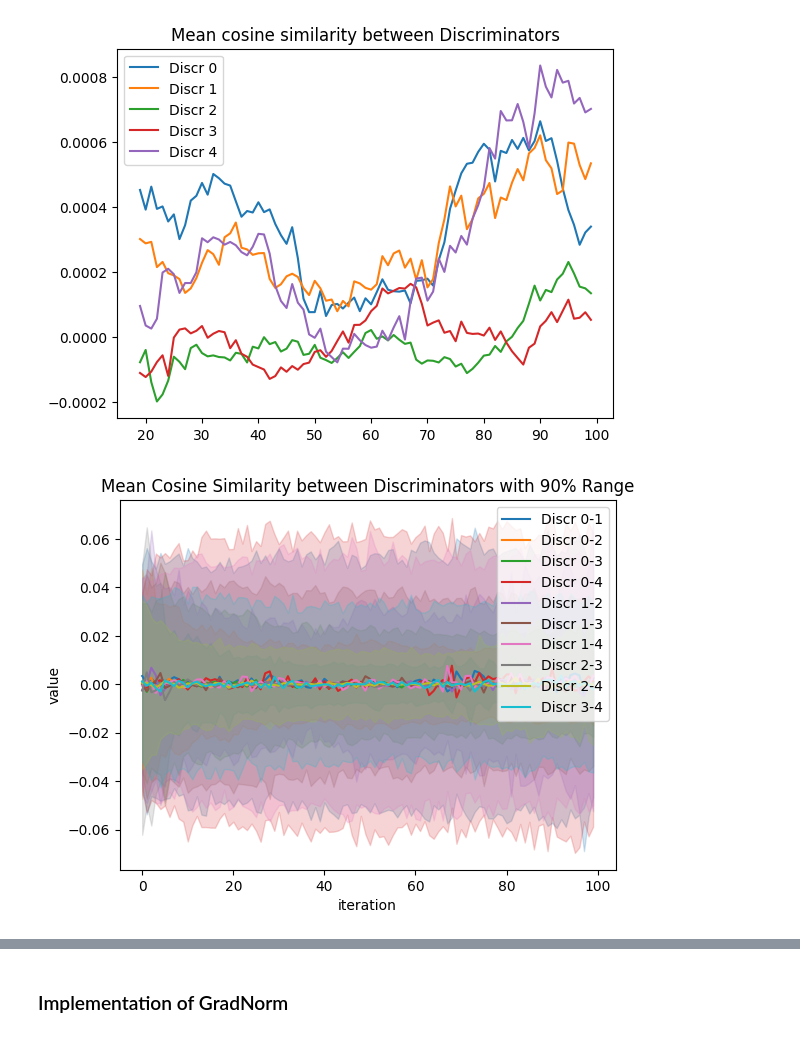
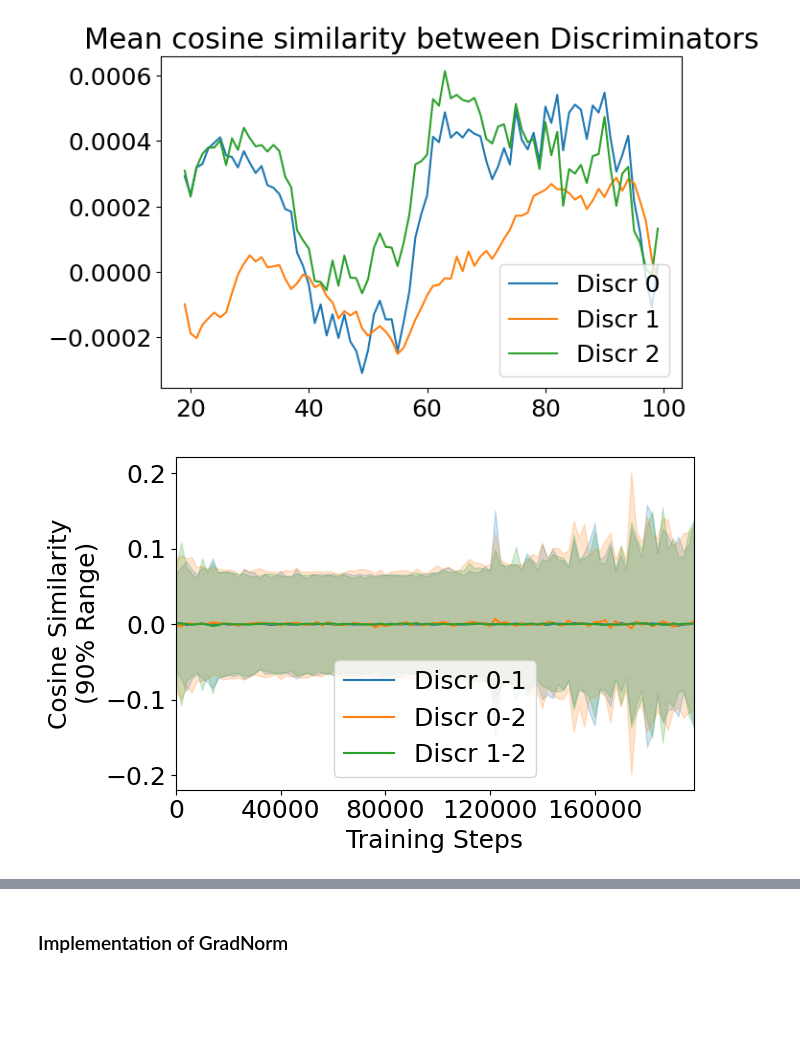
Before and after one commit to ben-schindler/PyTorch-StudioGAN, a Jupyter notebook: notebooks/01_Ensemble_Analysis.ipynb, the cells around one changed output, grey strips where cells are left out. Cells and saved outputs as stored; diff of their text form; code cells hidden in the pictures; blank space fills up the shorter version.

```diff
--- a/notebooks/01_Ensemble_Analysis.ipynb
+++ b/notebooks/01_Ensemble_Analysis.ipynb
@@ -9,4 +9,7 @@ import re
 
 import seaborn as sns
 import matplotlib.pyplot as plt
+
+plt.rcParams.update({'font.size': 18})
+plt.rcParams['figure.figsize'] = [7, 4.5]
 # %%
@@ -22,6 +35,6 @@ def multiple_sample_lineplot(array, *args, **kwargs):
 # %%
 # load gradients
-filepath = "../logs/CIFAR10-Ensemble/ensemble/CIFAR10-DCGAN-ens-5-ew-gn-train-2024_05_29_17_17_09/"
+filepath = "../logs/CIFAR10-Ensemble/ensemble/CIFAR10-DCGAN-ens-3-ew3-train-2024_06_06_15_10_31/"
 
 npz_file_list = [f for f in os.listdir(filepath) if f.endswith('.npz')]
 
@@ -162,11 +175,18 @@ plt.show()
 # %%
 # Plot: Mean Gradient Magnitudes with Range
 
-plt.title("Mean Gradient Magnitudes with 50% Range")
+#plt.title("Mean Gradient Magnitudes with 50% Range")
 for i in range(NO_DISCR):
     multiple_sample_lineplot(magnitudes[:,i], errorbar=("pi", 50), label='Discr-{}'.format(i))
 #add for aggregated Gradients
-multiple_sample_lineplot(aggr_magnitudes, errorbar=("pi", 50), linewidth=3, label='aggregated'.format(i))
+#multiple_sample_lineplot(aggr_magnitudes, errorbar=("pi", 50), linewidth=3, label='aggregated'.format(i))
+plt.ylabel("Gradient Magnitude\n(50% Range)")
+plt.xlabel("Training Steps")
+plt.margins(x=0)
+ax = plt.gca()
+current_ticks = ax.get_xticks()
+ax.set_xticklabels([str(int(x * 2000)) for x in current_ticks])
+plt.tight_layout()
 plt.savefig(path.join(filepath, "gradient_range.pdf"))
 plt.show()
 # %% [output]
@@ -196,8 +216,8 @@ plt.show()
 if NO_DISCR > 1:
     cs={}
     for i,j in pair_indices:
-        cs[i,j] = cosine_similarity(grads[:, :, i], grads[:, :, j], dim=2)
-        sns.lineplot(cs[i,j].mean(axis=1), label='Discr {}-{}'.format(i,j))
+        cs[i,j] = cosine_similarity(grads[:, :, i], grads[:, :, j])
+        sns.lineplot(cs[i,j].reshape(len(grads),-1).mean(axis=1), label='Discr {}-{}'.format(i,j))
 
     plt.title("Mean cosine similarity between Discriminators")
     plt.legend
@@ -222,17 +242,24 @@ if NO_DISCR > 1:
     plt.savefig(path.join(filepath, "cosine_simil_mean_flat.pdf"))
     plt.show()
 # %% [output]
-[figure, old version]
+[figure, new version]
 # %%
 # Plot: Mean Cosine Similarity with Range
 
 if NO_DISCR > 1:
     for i,j in pair_indices:
         multiple_sample_lineplot(cs[i,j], label='Discr {}-{}'.format(i,j), errorbar=("pi", 90))
 
-    plt.title("Mean Cosine Similarity between Discriminators with 90% Range")
-    plt.legend
+    #plt.title("Mean Cosine Similarity between Discriminators with 90% Range")
+    #plt.legend
+    plt.ylabel("Cosine Similarity\n(90% Range)")
+    plt.xlabel("Training Steps")
+    plt.margins(x=0)
+    ax = plt.gca()
+    current_ticks = ax.get_xticks()
+    ax.set_xticklabels([str(int(x * 2000)) for x in current_ticks])
+    plt.tight_layout()
     plt.savefig(path.join(filepath, "cosine_simil_range.pdf"))
     plt.show()
 # %% [output]
-[figure, old version]
+[figure, new version]
```
Also changed, not shown: parts of 20 cells of this notebook, 7 other files.
